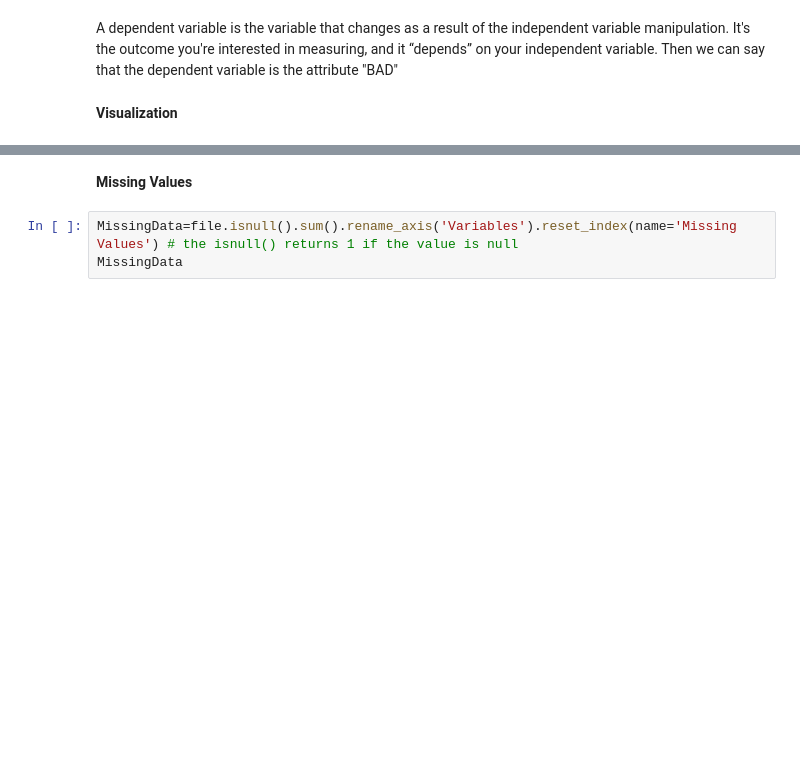
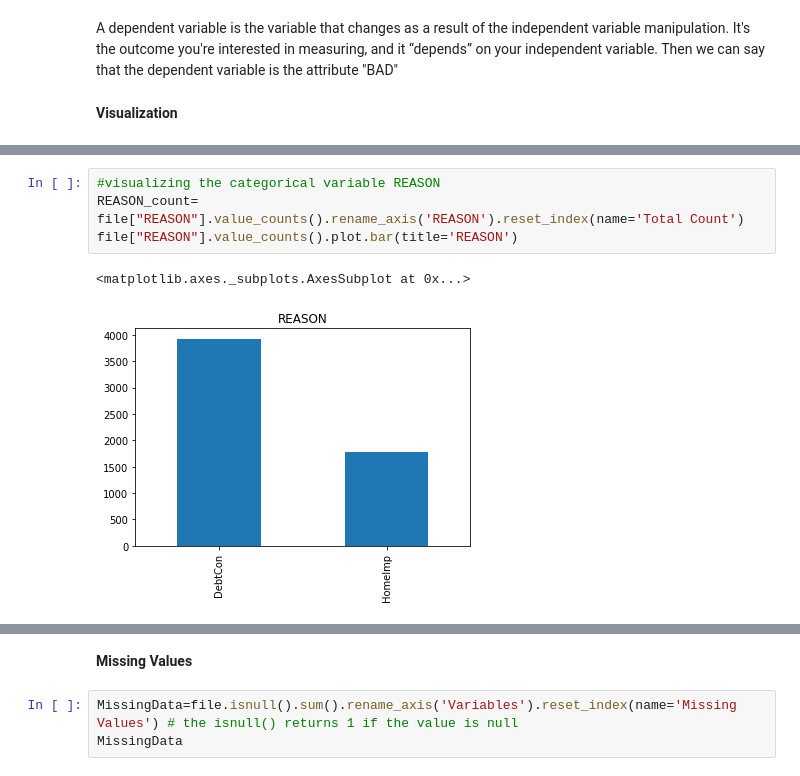
Before and after one commit to sanae-a11y/AI, a Jupyter notebook: CreditScoring.ipynb, the cells around one changed output, grey strips where cells are left out. Saved outputs shown, nothing was run; the diff lists cells and outputs as text; blank space fills up the shorter version.

```diff
--- a/CreditScoring.ipynb
+++ b/CreditScoring.ipynb
@@ -79,0 +86,7 @@ Then we can say that the dependent variable is the attribute "BAD"
+# %%
+#visualizing the categorical variable REASON
+REASON_count= file["REASON"].value_counts().rename_axis('REASON').reset_index(name='Total Count')
+file["REASON"].value_counts().plot.bar(title='REASON')
+# %% [output]
+<matplotlib.axes._subplots.AxesSubplot at 0x...>
+[figure, added]
```
Also changed, not shown: parts of 19 cells of this notebook.
